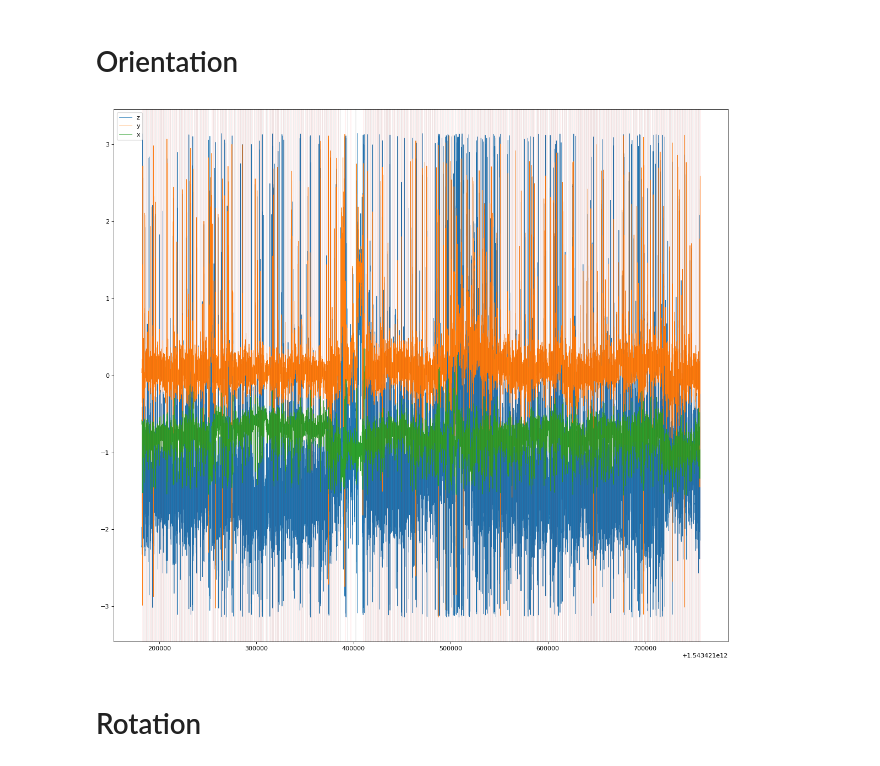
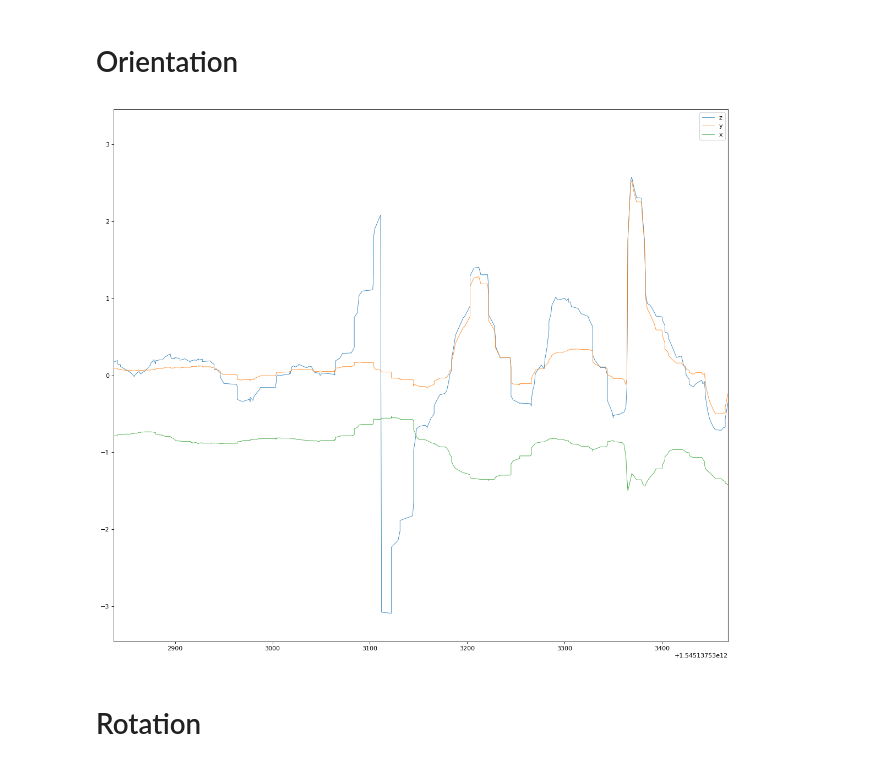
Before and after one commit to Stunkymonkey/fapra-imu, a Jupyter notebook: analyse-study/Plot-IMU.ipynb, the cells around one changed output. Cells and saved outputs as stored; diff of their text form; code cells hidden in the pictures.

Commit message:
[analyse] plot sensor data from hdf and csv

```diff
--- a/analyse-study/Plot-IMU.ipynb
+++ b/analyse-study/Plot-IMU.ipynb
@@ -4,18 +4,19 @@ import matplotlib.pyplot as plt
 import numpy as np
 from pathlib import Path
 # %%
-PID = 42
+PID = 7
 smartphone = "N5X"
 extension = 0
+interval_index = 42
 
-acc = pd.read_csv(str(Path.home()) + "/data/test-data/fapra_imu-" +  str(PID) + "-acc-" + smartphone + "-" + str(extension) + ".csv", ";")
-gyro = pd.read_csv(str(Path.home()) + "/data/test-data/fapra_imu-" +  str(PID) + "-gyro-" + smartphone + "-" + str(extension) + ".csv", ";")
-ori = pd.read_csv(str(Path.home()) + "/data/test-data/fapra_imu-" +  str(PID) + "-ori-" + smartphone + "-" + str(extension) + ".csv", ";")
-points = pd.read_csv(str(Path.home()) + "/data/test-data/fapra_imu-" +  str(PID) + "-points-" + smartphone + "-" + str(extension) + ".csv", ";")
-fitts = pd.read_csv(str(Path.home()) + "/data/test-data/fapra_imu-" +  str(PID) + "-fitts-" + smartphone + "-" + str(extension) + ".csv", ";")
-rot = pd.read_csv(str(Path.home()) + "/data/test-data/fapra_imu-" +  str(PID) + "-rot-" + smartphone + "-" + str(extension) + ".csv", ";")
-grav = pd.read_csv(str(Path.home()) + "/data/test-data/fapra_imu-" +  str(PID) + "-grav-" + smartphone + "-" + str(extension) + ".csv", ";")
-mag = pd.read_csv(str(Path.home()) + "/data/test-data/fapra_imu-" +  str(PID) + "-mag-" + smartphone + "-" + str(extension) + ".csv", ";")
+acc = pd.read_csv(str(Path.home()) + "/data/raw/fapra_imu-" +  str(PID) + "-acc-" + smartphone + "-" + str(extension) + ".csv", ";")
+gyro = pd.read_csv(str(Path.home()) + "/data/raw/fapra_imu-" +  str(PID) + "-gyro-" + smartphone + "-" + str(extension) + ".csv", ";")
+ori = pd.read_csv(str(Path.home()) + "/data/raw/fapra_imu-" +  str(PID) + "-ori-" + smartphone + "-" + str(extension) + ".csv", ";")
+points = pd.read_csv(str(Path.home()) + "/data/raw/fapra_imu-" +  str(PID) + "-points-" + smartphone + "-" + str(extension) + ".csv", ";")
+fitts = pd.read_csv(str(Path.home()) + "/data/raw/fapra_imu-" +  str(PID) + "-fitts-" + smartphone + "-" + str(extension) + ".csv", ";")
+rot = pd.read_csv(str(Path.home()) + "/data/raw/fapra_imu-" +  str(PID) + "-rot-" + smartphone + "-" + str(extension) + ".csv", ";")
+grav = pd.read_csv(str(Path.home()) + "/data/raw/fapra_imu-" +  str(PID) + "-grav-" + smartphone + "-" + str(extension) + ".csv", ";")
+mag = pd.read_csv(str(Path.home()) + "/data/raw/fapra_imu-" +  str(PID) + "-mag-" + smartphone + "-" + str(extension) + ".csv", ";")
 # %%
 len(points)
 # %% [output]
@@ -56,17 +63,19 @@ for xc in points.time:
 # %% [markdown]
 # Orientation
 # %%
-fig=plt.figure(figsize=(18, 16), dpi= 80, facecolor='w', edgecolor='k')
+fig,ax=plt.subplots(figsize=(18, 16), dpi= 80, facecolor='w', edgecolor='k')
 plt.plot(ori.time, ori.z, label='z',linewidth=0.7)
 plt.plot(ori.time, ori.y, label='y',linewidth=0.7)
 plt.plot(ori.time, ori.x, label='x',linewidth=0.7)
 plt.legend()
+ax.set_xlim(fitts.time[interval_index], points.time[interval_index])
+
 for xc in fitts.time:
     plt.axvline(x=xc, linewidth=0.1, c="black")
 for xc in points.time:
     plt.axvline(x=xc, linewidth=0.1, c="red")
 # %% [output]
-[figure, old version]
+[figure, new version]
 # %% [markdown]
 # Rotation
 # %%
```
Also changed, not shown: parts of 9 cells of this notebook, 1 other file.
